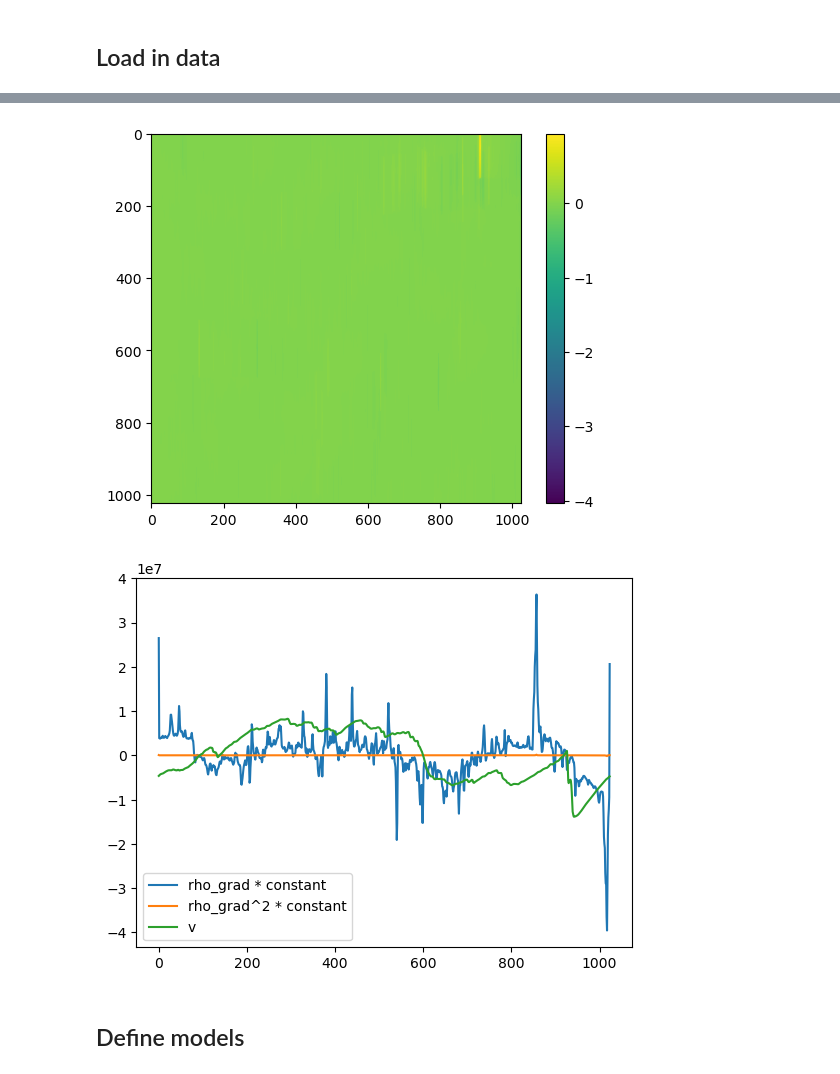
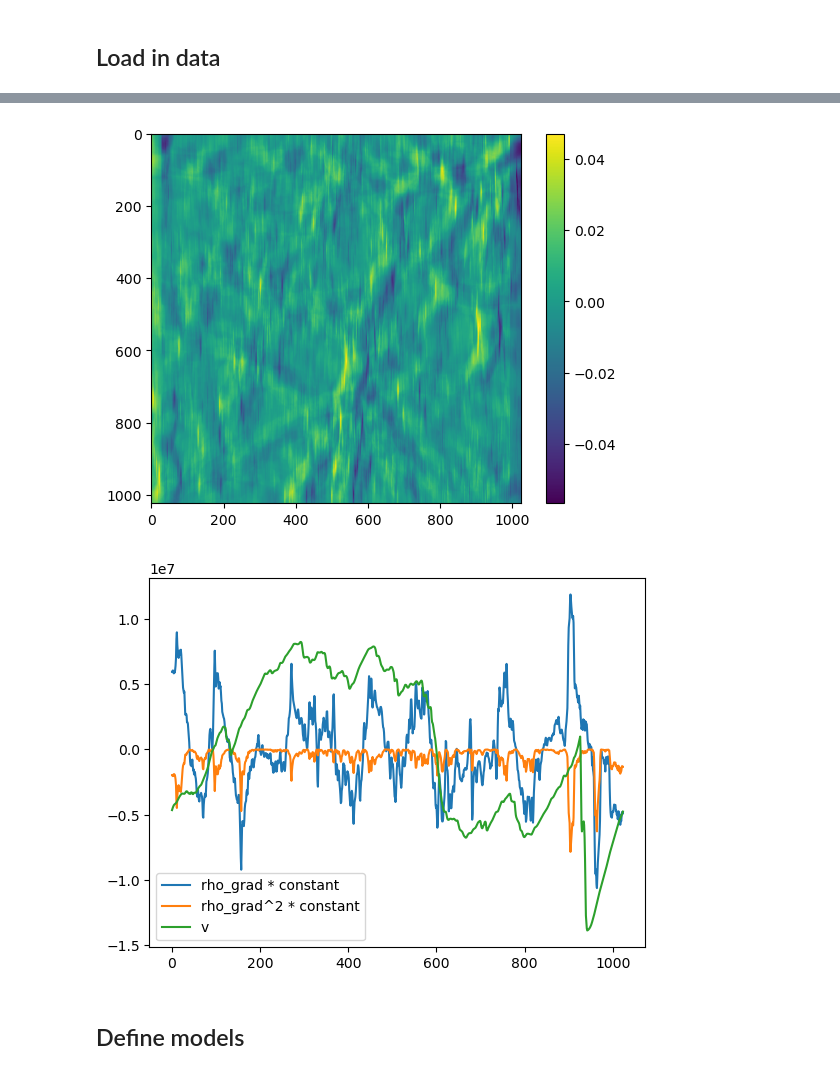
Before and after one commit to Jupiter1994/lya-tf, a Jupyter notebook: lya_fields/DM_to_bary_fitting.ipynb, the cells around one changed output, grey strips where cells are left out. Cells and saved outputs as stored; diff of their text form; code cells hidden in the pictures.

```diff
--- a/lya_fields/DM_to_bary_fitting.ipynb
+++ b/lya_fields/DM_to_bary_fitting.ipynb
@@ -96,0 +94,3 @@ rho_train_smooth = tf.squeeze(gaussian_blur(rho_train, sigma*2, sigma))
+# %%
+rho_max = np.percentile(rho_train, 95)
+rho_train = np.clip(rho_train, 0, rho_max)
@@ -97,9 +101,12 @@ rho_train_smooth = tf.squeeze(gaussian_blur(rho_train, sigma*2, sigma))
 # %%
-plt.imshow(np.log10(rho_train + 1e-15))
+sigma = 30
+rho_train_smooth = tf.squeeze(gaussian_blur(rho_train, sigma*2, sigma))
+
+plt.imshow(np.log10(rho_train_smooth + 1e-15))
 plt.colorbar()
 plt.show()
 
-plt.imshow(rho_train_smooth)
-plt.colorbar()
-plt.show()
+# plt.imshow(rho_train_smooth)
+# plt.colorbar()
+# plt.show()
 # %% [output]
@@ -108,23 +114,27 @@ plt.show()
 # %%
 rho_grad = np.roll(rho_train_smooth, -1, axis=-1) - \
         np.roll(rho_train_smooth, 1, axis=-1)
+
+# handle artifacts caused by boundaries
+rho_grad[:, 0] = rho_grad[:, 1]
+rho_grad[:, -1] = rho_grad[:, -2]
 
 plt.imshow(rho_grad)
 plt.colorbar()
 plt.show()
 
 # rho_grad = tf.cast(rho_grad, 'float64')
 # rho_grad_blurred = tf.squeeze(gaussian_blur(rho_grad, 20, 10))
 # %% [output]
-[figure, old version]
+[figure, new version]
 # %%
-plt.plot(rho_grad[skewer_ind,:] * 7e8, label="rho_grad * constant")
-plt.plot(np.power(rho_grad[skewer_ind,:], 3) * 1e9, label="rho_grad^2 * constant")
+plt.plot(rho_grad[skewer_ind,:] * 3e8, label="rho_grad * constant")
+plt.plot(np.power(rho_grad[skewer_ind,:], 2) * -5e9, label="rho_grad^2 * constant")
 plt.plot(vel_train[skewer_ind,:], label="v")
 plt.legend()
 plt.show()
 # %% [output]
-[figure, old version]
+[figure, new version]
 # %% [markdown]
 ## Define models
 # %%
```
Also changed, not shown: parts of 10 cells of this notebook.
